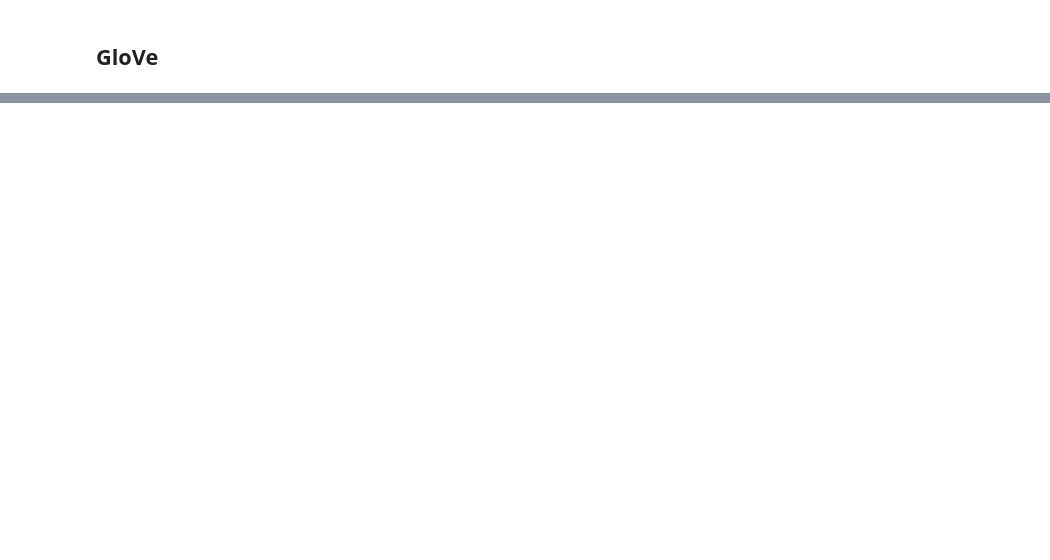
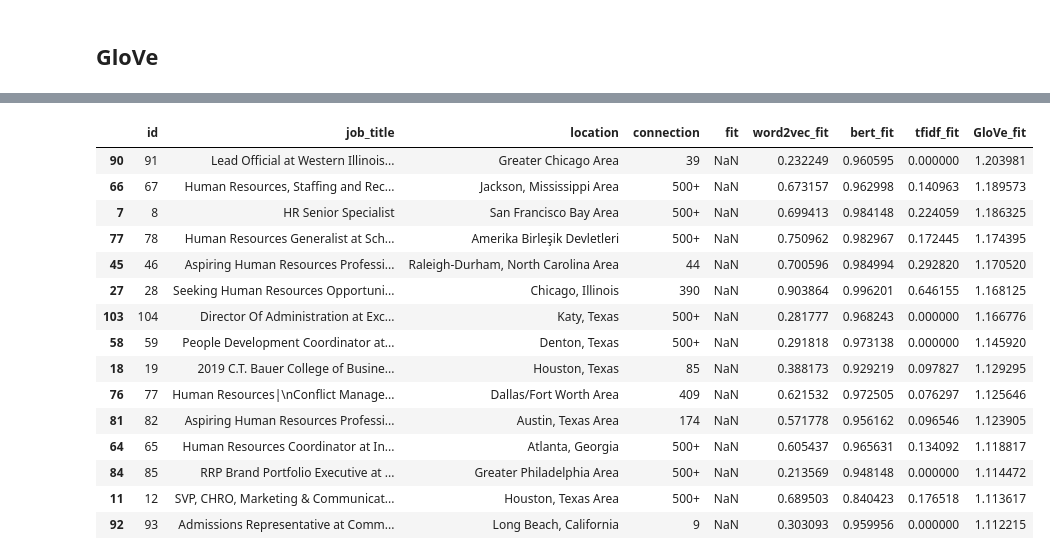
Before and after one commit to c-woo/Potential-Talents, a Jupyter notebook: Untitled.ipynb, the cells around one changed output, grey strips where cells are left out. Cells and saved outputs as stored; diff of their text form; code cells hidden in the pictures; blank space fills up the shorter version.

```diff
--- a/Untitled.ipynb
+++ b/Untitled.ipynb
@@ -269,0 +385,2 @@ ValueError: invalid literal for int() with base 10: 'the'
+# %%
+co_occ = co_occurrence(bert_list, 1)
@@ -269,0 +403,4 @@ ValueError: invalid literal for int() with base 10: 'the'
+# %%
+glove = GloVe()
+# %%
+vectors = glove.fit(co_occ)
@@ -274,7 +435,7 @@ print('dist_1: {0}, dist-2: {1}'.format(dist_1, dist_2))
 # %%
 scores = []
 for num in range(len(bert_list) - 1):
-    scores.append(1 - spatial.distance.cosine(vectors[num], vectors[-1]))
+    scores.append(spatial.distance.cosine(vectors[num], vectors[-1]))
 
-test_df['bert_fit'] = scores
+test_df['GloVe_fit'] = scores
 test_df
@@ -280,0 +456,19 @@ test_df
+# %%
+test_df.sort_values(by=['GloVe_fit'], ascending=False).head(15)
+# %% [output]
+|  | id | job_title | location | connection | fit | word2vec_fit | bert_fit | tfidf_fit | GloVe_fit |
+| 90 | 91 | Lead Official at Western Illinois... | Greater Chicago Area | 39 | NaN | 0.232249 | 0.960595 | 0.000000 | 1.203981 |
+| 66 | 67 | Human Resources, Staffing and Rec... | Jackson, Mississippi Area | 500+ | NaN | 0.673157 | 0.962998 | 0.140963 | 1.189573 |
+| 7 | 8 | HR Senior Specialist | San Francisco Bay Area | 500+ | NaN | 0.699413 | 0.984148 | 0.224059 | 1.186325 |
+| 77 | 78 | Human Resources Generalist at Sch... | Amerika Birleşik Devletleri | 500+ | NaN | 0.750962 | 0.982967 | 0.172445 | 1.174395 |
+| 45 | 46 | Aspiring Human Resources Professi... | Raleigh-Durham, North Carolina Area | 44 | NaN | 0.700596 | 0.984994 | 0.292820 | 1.170520 |
+| 27 | 28 | Seeking Human Resources Opportuni... | Chicago, Illinois | 390 | NaN | 0.903864 | 0.996201 | 0.646155 | 1.168125 |
+| 103 | 104 | Director Of Administration at Exc... | Katy, Texas | 500+ | NaN | 0.281777 | 0.968243 | 0.000000 | 1.166776 |
+| 58 | 59 | People Development Coordinator at... | Denton, Texas | 500+ | NaN | 0.291818 | 0.973138 | 0.000000 | 1.145920 |
+| 18 | 19 | 2019 C.T. Bauer College of Busine... | Houston, Texas | 85 | NaN | 0.388173 | 0.929219 | 0.097827 | 1.129295 |
+| 76 | 77 | Human Resources|\nConflict Manage... | Dallas/Fort Worth Area | 409 | NaN | 0.621532 | 0.972505 | 0.076297 | 1.125646 |
+| 81 | 82 | Aspiring Human Resources Professi... | Austin, Texas Area | 174 | NaN | 0.571778 | 0.956162 | 0.096546 | 1.123905 |
+| 64 | 65 | Human Resources Coordinator at In... | Atlanta, Georgia | 500+ | NaN | 0.605437 | 0.965631 | 0.134092 | 1.118817 |
+| 84 | 85 | RRP Brand Portfolio Executive at ... | Greater Philadelphia Area | 500+ | NaN | 0.213569 | 0.948148 | 0.000000 | 1.114472 |
+| 11 | 12 | SVP, CHRO, Marketing & Communicat... | Houston, Texas Area | 500+ | NaN | 0.689503 | 0.840423 | 0.176518 | 1.113617 |
+| 92 | 93 | Admissions Representative at Comm... | Long Beach, California | 9 | NaN | 0.303093 | 0.959956 | 0.000000 | 1.112215 |
```
Also changed, not shown: parts of 22 cells of this notebook.
